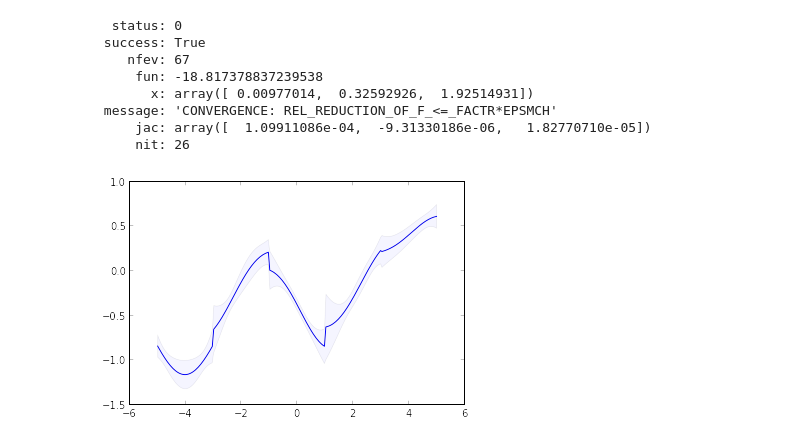
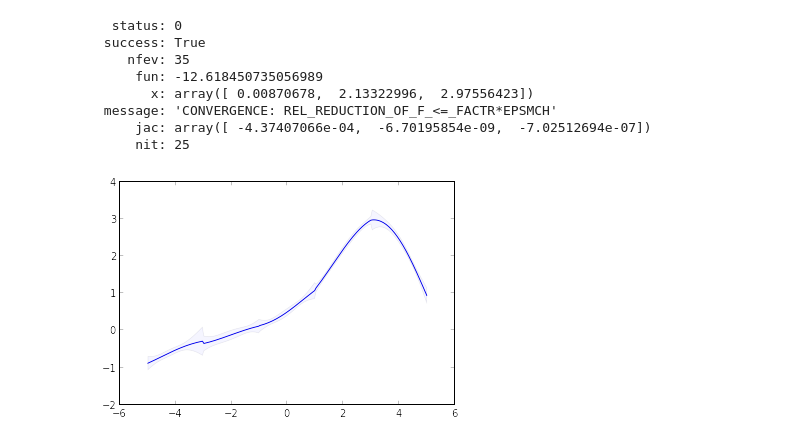
Before and after one commit to davmre/sigvisa, a Jupyter notebook: notebooks/gplvm_local.ipynb, the cells around one changed output. Cells and saved outputs as stored; diff of their text form; code cells hidden in the pictures.

```diff
--- a/notebooks/gplvm_local.ipynb
+++ b/notebooks/gplvm_local.ipynb
@@ -14,18 +14,19 @@ def plot_std(x, y, stds):
     fill_between(x, y, y-2*stds, facecolor='blue', alpha=0.2)
 # %%
 # sample data from the prior
-np.random.seed(0)
-X = np.asarray(sorted(np.random.rand(20)*10-5)).reshape((-1,1))
+np.random.seed(1)
+X = np.asarray(sorted(np.random.rand(50)*10-5)).reshape((-1,1))
+
 
 cov = GPCov(wfn_params=[1.0], dfn_params=[2.5,], dfn_str="euclidean", wfn_str="se")
 noise_var = 0.01
 #true_theta = [1.0, 0.5]
 KK = mcov(X, cov, noise_var) #cov_matrix(X, X, true_theta) + np.eye(X.shape[0])*noise_var
 
-y = scipy.stats.multivariate_normal(mean=np.zeros((X.shape[0],)), cov=KK).rvs(1)
+y = scipy.stats.multivariate_normal(mean=np.zeros((X.shape[0],)), cov=KK).rvs(5)
 YY = np.dot(y.T, y)
 #y = np.array([prior_sample(X, cov, noise_var) for i in range(5)])
 
 for i in range(y.shape[0]):
-    plot(X, y)
+    plot(X, y[i,:])
 # %% [output]
@@ -34,14 +43,12 @@ for i in range(y.shape[0]):
 def vec(scalar):
     return np.array((scalar,), dtype=np.float)
 
-cov = GPCov(wfn_params=[1.0], dfn_params=[0.5,], dfn_str="euclidean", wfn_str="se")
-#centers = [vec(-4), vec(-2), vec(0), vec(2), vec(4)]
-centers = [vec(-3), vec(0), vec(3)]
+centers = [vec(-4), vec(-2), vec(0), vec(2), vec(4)]
+#centers = [vec(-3), vec(0), vec(3)]
 n_blocks = len(centers)
 block_covs = []
-lgps = LocalGPs(block_centers=centers, cov_block_params = [(noise_var, 1.0, 0.5)]*n_blocks, X=X, y=y)
+lgps = LocalGPs(block_centers=centers, cov_block_params = [(noise_var, 1.0, 2.5)]*n_blocks, X=X, y=y[0,:])
 
-xpred = np.linspace(-5, 5, 200).reshape((-1, 1))
 ypred = lgps.predict(xpred)
 stds = np.sqrt(np.diag(lgps.covariance(xpred)))
 plot_std(xpred, ypred, stds)
@@ -63,12 +69,0 @@ plot_std(xpred, np.array(m), stds)
-# %%
-llgrad = bcm.llgrad_X()
-print llgrad
-
-def ll(xx):
-    bcm2 = bcm.update_X(xx, np.concatenate(bcm.cov_block_params))
-    ll, g = bcm2.llgrad_hparam()
-    return ll
-
-x0 = bcm.flat_X()
-llgrad_f = scipy.optimize.approx_fprime(x0, ll, 1e-6)
-print llgrad_f
@@ -180,34 +131,35 @@ plot_std(xpred, ypred, stds)
 # %%
 # optimize LGP params:
 def build_lgp(params):
     lgps = LocalGPs(block_centers=centers, cov_block_params = [params], X=X, y=y[0,:])
     return lgps
 
 def lgp_llgrad(params):
     lgps = build_lgp(params)
     ll = lgps.likelihood()
     llgrad = lgps.likelihood_grad()
     return -ll, -llgrad
 
+np.random.seed(0)
 x0 = np.random.rand(3)
 bounds = [(0.001, None), (0.001, None), (0.001, None)]
-r = scipy.optimize.minimize(lgp_llgrad, x0, jac=True, bounds=bounds)
-print r
+rl = scipy.optimize.minimize(lgp_llgrad, x0, jac=True, bounds=bounds)
+print rl
 
-lgps = build_lgp(r.x)
+lgps = build_lgp(rl.x)
 ypred = lgps.predict(xpred)
 stds = np.sqrt(np.diag(lgps.covariance(xpred)))
 plot_std(xpred, ypred, stds)
 # %% [output]
   status: 0
  success: True
-    nfev: 67
-     fun: -18.817378837239538
-       x: array([ 0.00977014,  0.32592926,  1.92514931])
+    nfev: 35
+     fun: -12.618450735056989
+       x: array([ 0.00870678,  2.13322996,  2.97556423])
  message: 'CONVERGENCE: REL_REDUCTION_OF_F_<=_FACTR*EPSMCH'
-     jac: array([  1.09911086e-04,  -9.31330186e-06,   1.82770710e-05])
-     nit: 26
+     jac: array([ -4.37407066e-04,  -6.70195854e-09,  -7.02512694e-07])
+     nit: 25
-[figure, old version]
+[figure, new version]
 # %%
 # optimize BCM params:
 def build_bcm(params):
```
Also changed, not shown: parts of 27 cells of this notebook, 2 other files.
